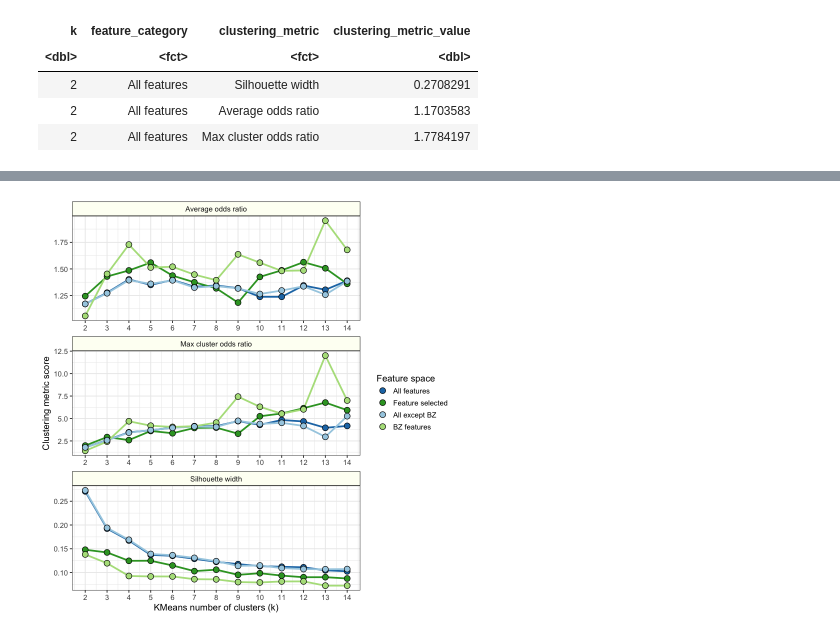
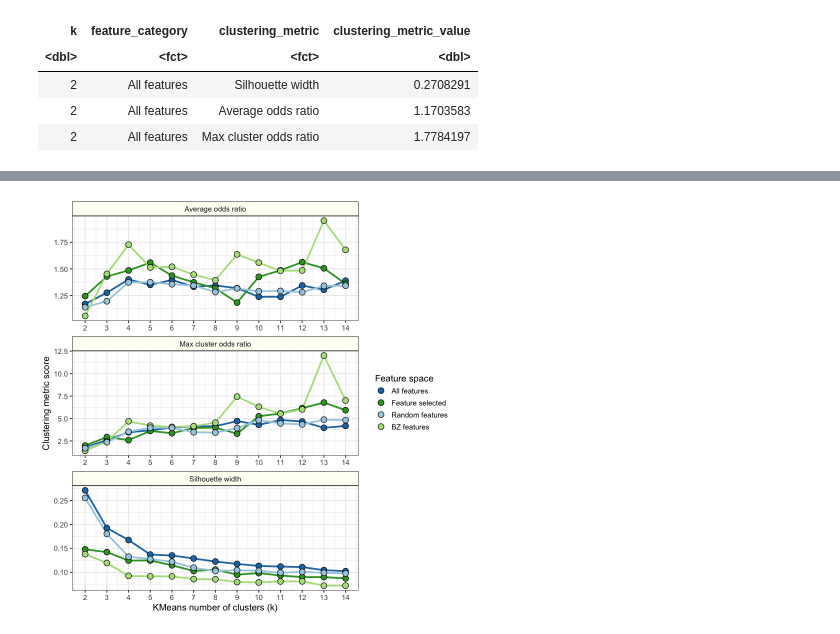
Before and after one commit to broadinstitute/profiling-resistance-mechanisms, a Jupyter notebook: 5.signature-exploration/1.visualize_feature_spaces.ipynb, the cells around one changed output, grey strips where cells are left out. Saved outputs shown, nothing was run; the diff lists cells and outputs as text; code cells hidden in the pictures.

Commit message:
replace all except bz features with random

```diff
--- a/5.signature-exploration/1.visualize_feature_spaces.ipynb
+++ b/5.signature-exploration/1.visualize_feature_spaces.ipynb
@@ -100,12 +111,16 @@ cluster_df$feature_category <- dplyr::recode(
     all_features = "All features",
     feature_selected = "Feature selected",
     all_except_bortezomib_signature_features = "All except BZ",
-    bortezomib_signature_features = "BZ features"
+    bortezomib_signature_features = "BZ features",
+    random_45_features = "Random 45 features"
 )
+
+cluster_df <- cluster_df %>%
+    dplyr::filter(feature_category != "All except BZ")
 
 cluster_df$feature_category <- factor(
     cluster_df$feature_category,
-    levels = c("All features", "Feature selected", "All except BZ", "BZ features")
+    levels = c("All features", "Feature selected", "Random 45 features", "BZ features")
 )
 
 cluster_df$clustering_metric <- dplyr::recode(
@@ -219,13 +234,13 @@ cluster_gg <- (
         labels = c(
             "All features" =  "All features",
             "Feature selected" = "Feature selected",
-            "All except BZ" = "All except BZ",
+            "Random 45 features" = "Random features",
             "BZ features" = "BZ features"
         ),
         values = c(
             "All features" =  "#1f78b4",
             "Feature selected" = "#33a02c",
-            "All except BZ" = "#a6cee3",
+            "Random 45 features" = "#a6cee3",
             "BZ features" = "#b2df8a"
         )
     )
@@ -234,37 +249,37 @@ cluster_gg <- (
         labels = c(
             "All features" =  "All features",
             "Feature selected" = "Feature selected",
-            "All except BZ" = "All except BZ",
+            "Random 45 features" = "Random features",
             "BZ features" = "BZ features"
         ),
         values = c(
             "All features" =  "#1f78b4",
             "Feature selected" = "#33a02c",
-            "All except BZ" = "#a6cee3",
+            "Random 45 features" = "#a6cee3",
             "BZ features" = "#b2df8a"
         )
     )
     + scale_size_continuous(
         name = "Fisher's\nOdds ratio"
     )
     + scale_x_continuous(breaks = seq(min(cluster_df$k), max(cluster_df$k), 1))
     # Decrease spacing in legend
     + theme(
         strip.background = element_rect(
             colour = "black",
             fill = "#fdfff4"
         ),
         legend.spacing.y = unit(0.1, "cm"),
         legend.box.spacing = unit(0.5, "cm"),
         legend.key.size = unit(1, "lines"),
         legend.key.width = unit(1, "lines")
     )
     + labs(x = "KMeans number of clusters (k)", y = "Clustering metric score")
 )
 
 cluster_gg
 # %% [output]
-[figure, old version]
+[figure, new version]
 # %%
 patchwork_plot <- (
     (
```
Also changed, not shown: parts of 5 cells of this notebook, 6 other files.
